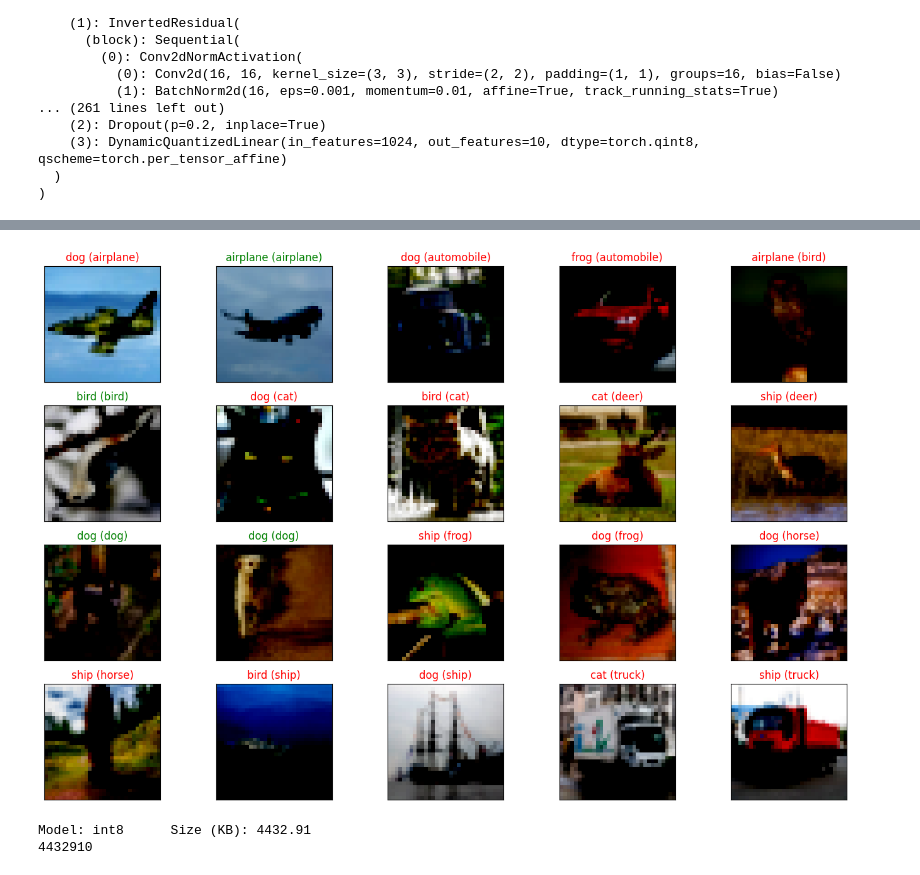
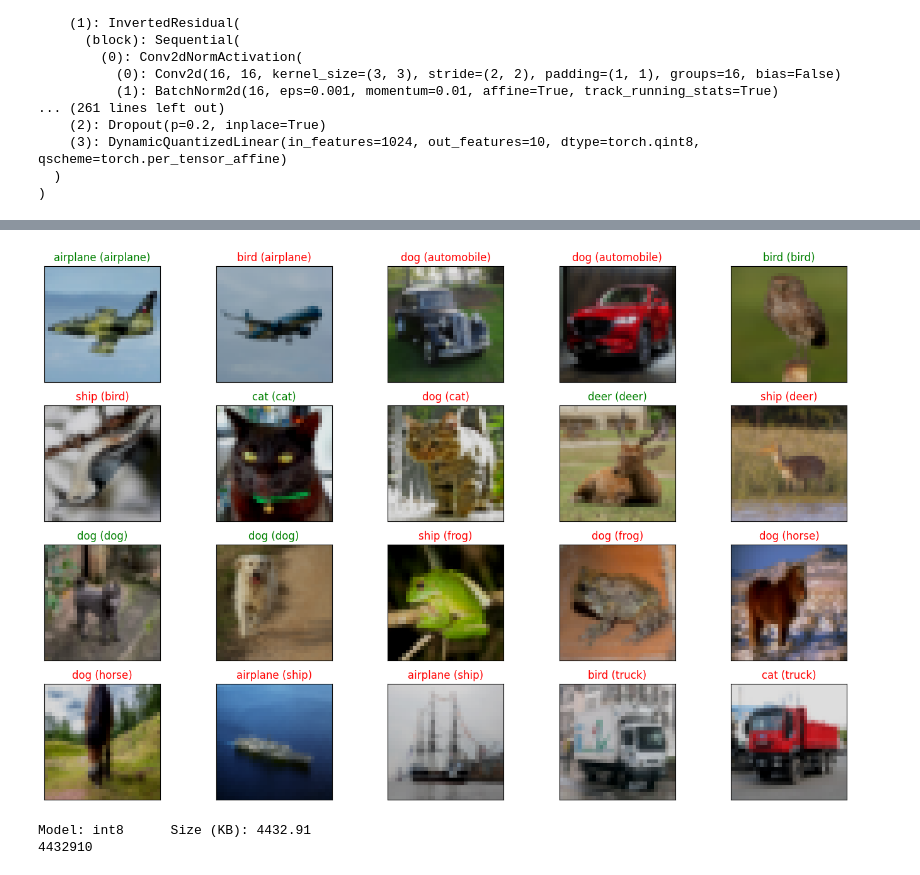
Before and after one commit to lam1910/action-learning, a Jupyter notebook: notebooks/action_learning_demo_after_quant.ipynb, the cells around one changed output, grey strips where cells are left out. Cells and saved outputs as stored; diff of their text form; code cells hidden in the pictures.

Commit message:
improve demo for the transfer learning + demo for custom cnn

```diff
--- a/notebooks/action_learning_demo_after_quant.ipynb
+++ b/notebooks/action_learning_demo_after_quant.ipynb
@@ -82,6 +82,20 @@ class_index=6, class_name=frog
 class_index=7, class_name=horse
 class_index=8, class_name=ship
 class_index=9, class_name=truck
+# %%
+# Define a custom lighting layer
+class LightingLayer(nn.Module):
+    def __init__(self, brightness_factor=1.0, contrast_factor=1.0):
+        super(LightingLayer, self).__init__()
+        self.brightness_factor = brightness_factor
+        self.contrast_factor = contrast_factor
+
+    def forward(self, image):
+        # Adjust brightness
+        image = transforms.functional.adjust_brightness(image, self.brightness_factor)
+        # Adjust contrast
+        image = transforms.functional.adjust_contrast(image, self.contrast_factor)
+        return image
 # %%
 # Define a model class that extends the nn.Module class
 class MobileNetV3(nn.Module):
@@ -143,0 +158,3 @@ Using device: cuda
+# %%
+# Define the lighting layer
+lighting_layer = LightingLayer(brightness_factor=0.8, contrast_factor=1.2)
@@ -183,6 +204,7 @@ images = images.to(force_cpu)
 labels = labels.to(force_cpu)
 
 # Forward pass
+images = lighting_layer(images)
 outputs = model(images)
 _, predicted = torch.max(outputs.data, 1)
 
@@ -220,7 +232,7 @@ OUTSIDE_PICT = '/content/drive/MyDrive/epita/action-learning/test_pic/'
 transform = transforms.Compose([
     transforms.Resize((32, 32)),  # Resize images to match CIFAR-10 input size
     transforms.ToTensor(),
-    transforms.Normalize(mean=[0.5, 0.5, 0.5], std=[0.5, 0.5, 0.5])  # Normalize similar to CIFAR-10
+    #transforms.Normalize(mean=[0.5, 0.5, 0.5], std=[0.5, 0.5, 0.5])  # Normalize similar to CIFAR-10
 ])
 
 
@@ -236,6 +248,7 @@ images = images.to(force_cpu)
 labels = labels.to(force_cpu)
 
 # Forward pass
+images = lighting_layer(images)
 outputs = model(images)
 _, predicted = torch.max(outputs.data, 1)
 
@@ -275,4 +268,4 @@ WARNING:matplotlib.image:Clipping input data to the valid range for imshow with
-[figure, old version]
+[figure, new version]
 # %%
 import os
 # Function to print model size
```
Also changed, not shown: parts of 6 cells of this notebook, 2 other files.
